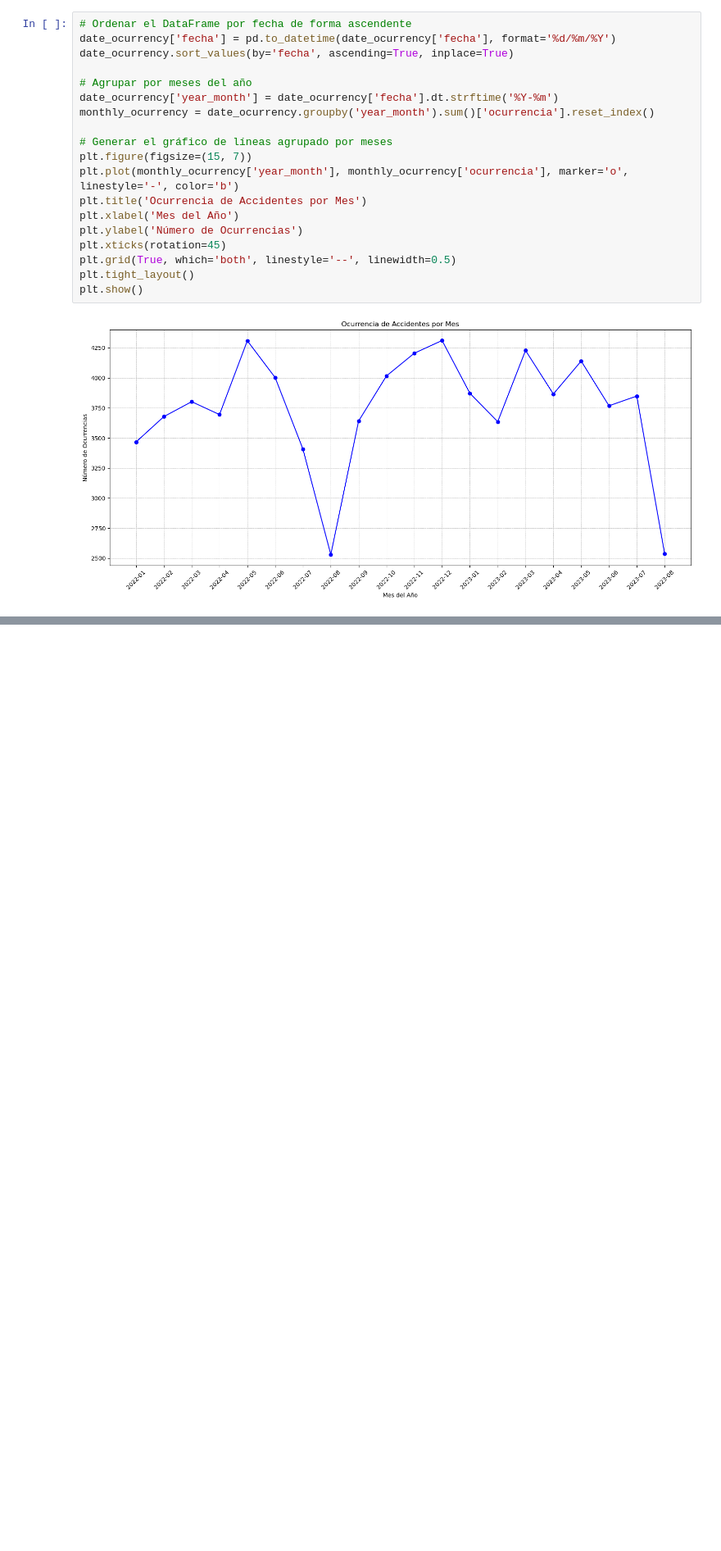
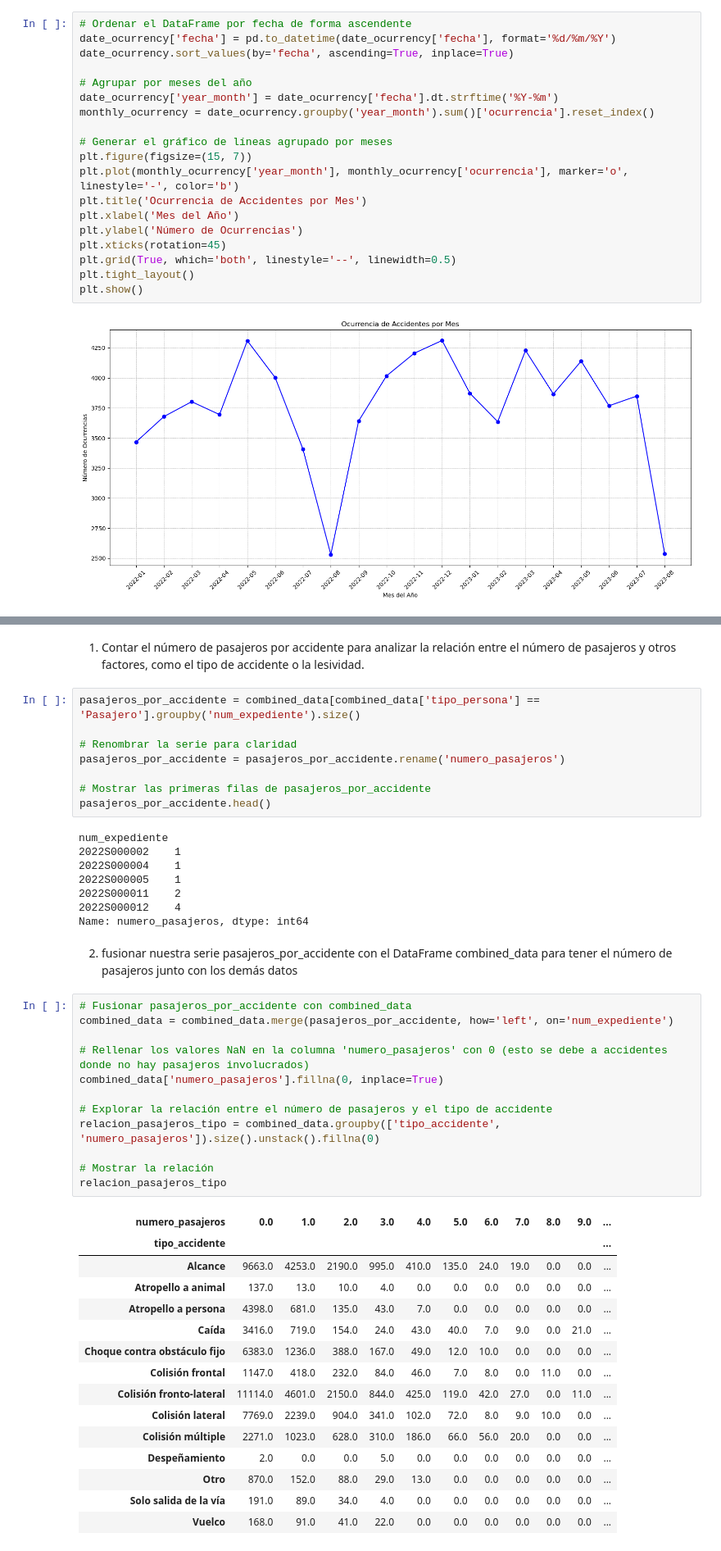
Before and after one commit to lucaramirezo/Traffic-Network-Transparency, a Jupyter notebook: Exploratory_Data_Analysis.ipynb, the cells around one changed output, grey strips where cells are left out. Shown at 82% size. Saved outputs shown, nothing was run; the diff lists cells and outputs as text; blank space fills up the shorter version.

```diff
--- a/Exploratory_Data_Analysis.ipynb
+++ b/Exploratory_Data_Analysis.ipynb
@@ -60,0 +66,48 @@ Entender las tendencias y patrones en este gráfico nos va apermitir anticipar y
+# %% [markdown]
+1. Contar el número de pasajeros por accidente para analizar la relación entre el número de pasajeros y otros factores, como el tipo de accidente o la lesividad.
+# %%
+pasajeros_por_accidente = combined_data[combined_data['tipo_persona'] == 'Pasajero'].groupby('num_expediente').size()
+
+# Renombrar la serie para claridad
+pasajeros_por_accidente = pasajeros_por_accidente.rename('numero_pasajeros')
+
+# Mostrar las primeras filas de pasajeros_por_accidente
+pasajeros_por_accidente.head()
+# %% [output]
+num_expediente
+2022S000002    1
+2022S000004    1
+2022S000005    1
+2022S000011    2
+2022S000012    4
+Name: numero_pasajeros, dtype: int64
+# %% [markdown]
+2.  fusionar nuestra serie pasajeros_por_accidente con el DataFrame combined_data para tener el número de pasajeros junto con los demás datos
+# %%
+# Fusionar pasajeros_por_accidente con combined_data
+combined_data = combined_data.merge(pasajeros_por_accidente, how='left', on='num_expediente')
+
+# Rellenar los valores NaN en la columna 'numero_pasajeros' con 0 (esto se debe a accidentes donde no hay pasajeros involucrados)
+combined_data['numero_pasajeros'].fillna(0, inplace=True)
+
+# Explorar la relación entre el número de pasajeros y el tipo de accidente
+relacion_pasajeros_tipo = combined_data.groupby(['tipo_accidente', 'numero_pasajeros']).size().unstack().fillna(0)
+
+# Mostrar la relación
+relacion_pasajeros_tipo
+# %% [output]
+| numero_pasajeros | 0.0 | 1.0 | 2.0 | 3.0 | 4.0 | 5.0 | 6.0 | 7.0 | 8.0 | 9.0 | ... |
+| tipo_accidente |  |  |  |  |  |  |  |  |  |  | ... |
+| Alcance | 9663.0 | 4253.0 | 2190.0 | 995.0 | 410.0 | 135.0 | 24.0 | 19.0 | 0.0 | 0.0 | ... |
+| Atropello a animal | 137.0 | 13.0 | 10.0 | 4.0 | 0.0 | 0.0 | 0.0 | 0.0 | 0.0 | 0.0 | ... |
+| Atropello a persona | 4398.0 | 681.0 | 135.0 | 43.0 | 7.0 | 0.0 | 0.0 | 0.0 | 0.0 | 0.0 | ... |
+| Caída | 3416.0 | 719.0 | 154.0 | 24.0 | 43.0 | 40.0 | 7.0 | 9.0 | 0.0 | 21.0 | ... |
+| Choque contra obstáculo fijo | 6383.0 | 1236.0 | 388.0 | 167.0 | 49.0 | 12.0 | 10.0 | 0.0 | 0.0 | 0.0 | ... |
+| Colisión frontal | 1147.0 | 418.0 | 232.0 | 84.0 | 46.0 | 7.0 | 8.0 | 0.0 | 11.0 | 0.0 | ... |
+| Colisión fronto-lateral | 11114.0 | 4601.0 | 2150.0 | 844.0 | 425.0 | 119.0 | 42.0 | 27.0 | 0.0 | 11.0 | ... |
+| Colisión lateral | 7769.0 | 2239.0 | 904.0 | 341.0 | 102.0 | 72.0 | 8.0 | 9.0 | 10.0 | 0.0 | ... |
+| Colisión múltiple | 2271.0 | 1023.0 | 628.0 | 310.0 | 186.0 | 66.0 | 56.0 | 20.0 | 0.0 | 0.0 | ... |
+| Despeñamiento | 2.0 | 0.0 | 0.0 | 5.0 | 0.0 | 0.0 | 0.0 | 0.0 | 0.0 | 0.0 | ... |
+| Otro | 870.0 | 152.0 | 88.0 | 29.0 | 13.0 | 0.0 | 0.0 | 0.0 | 0.0 | 0.0 | ... |
+| Solo salida de la vía | 191.0 | 89.0 | 34.0 | 4.0 | 0.0 | 0.0 | 0.0 | 0.0 | 0.0 | 0.0 | ... |
+| Vuelco | 168.0 | 91.0 | 41.0 | 22.0 | 0.0 | 0.0 | 0.0 | 0.0 | 0.0 | 0.0 | ... |
```
Also changed, not shown: parts of 13 cells of this notebook, 3 other files.
